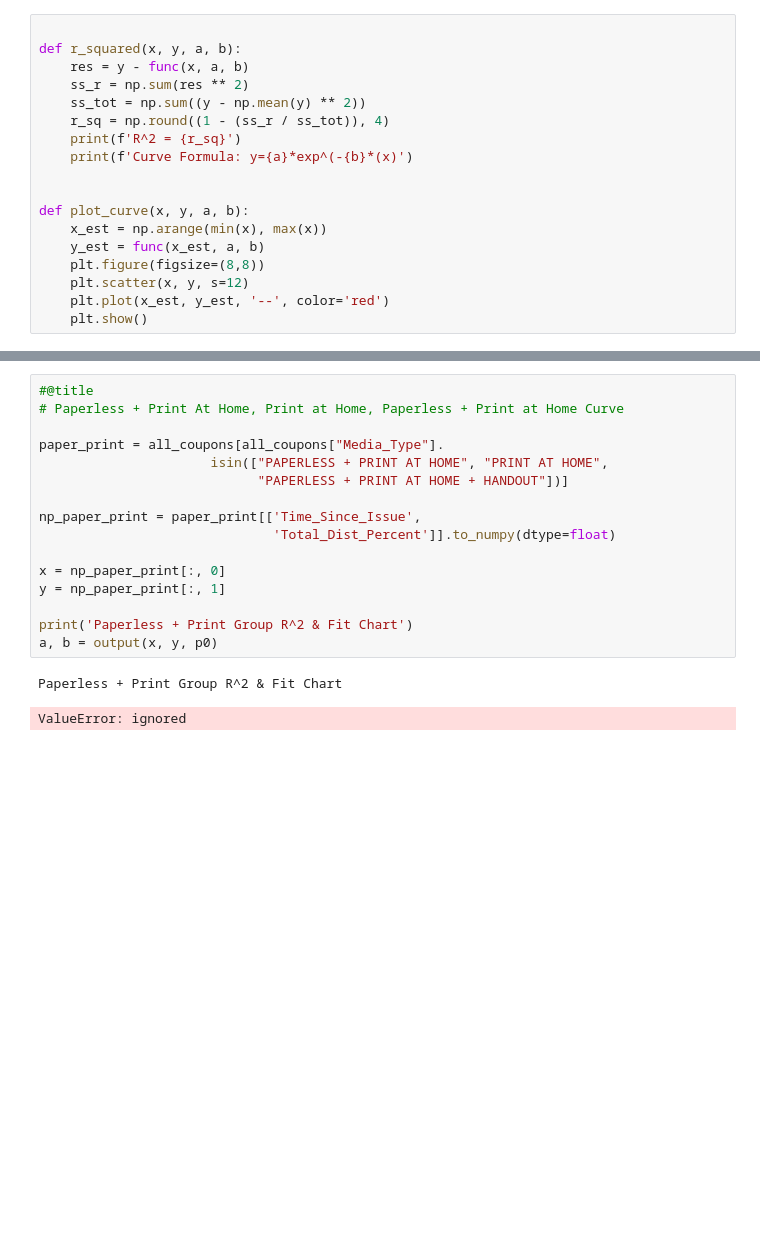
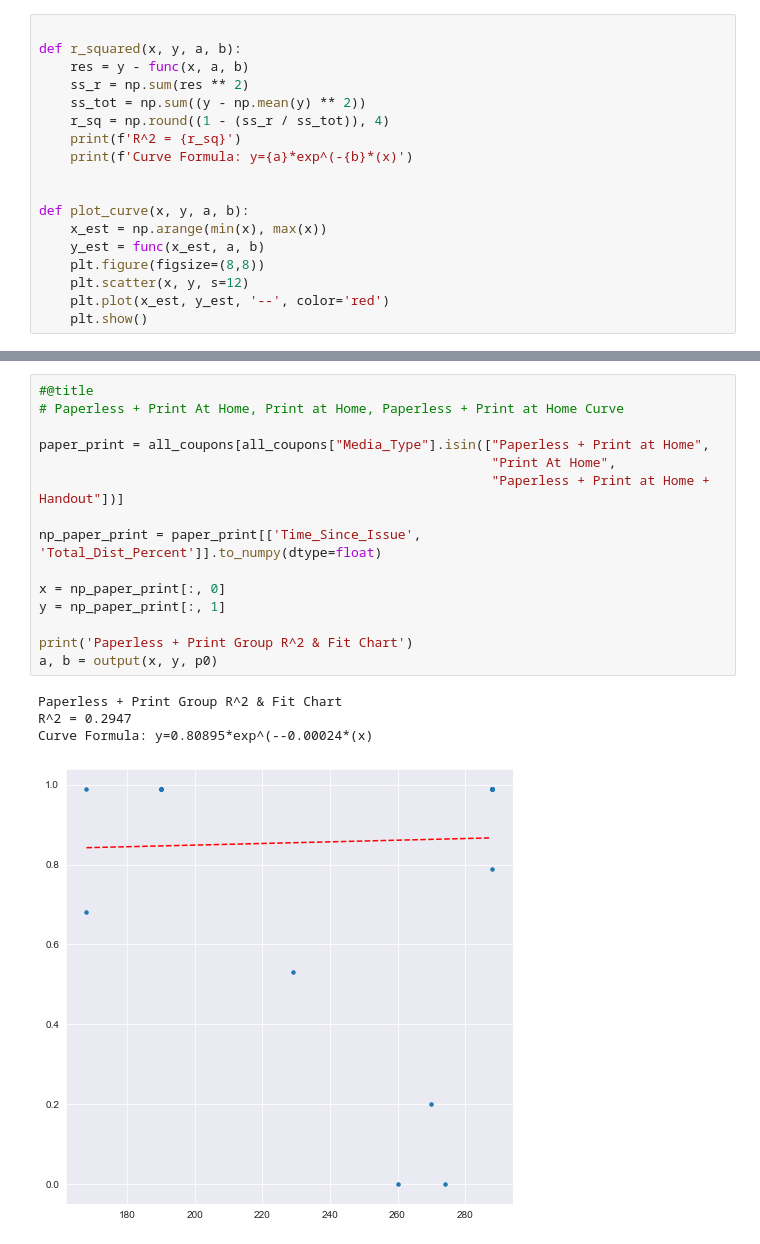
Before and after one commit to NA-Git/Bayesian_Methods, a Jupyter notebook: attribution/Bayer/Bayer_Redemption_Curves.ipynb, the cells around one changed output, grey strips where cells are left out. Cells and saved outputs as stored; diff of their text form; blank space fills up the shorter version.

```diff
--- a/attribution/Bayer/Bayer_Redemption_Curves.ipynb
+++ b/attribution/Bayer/Bayer_Redemption_Curves.ipynb
@@ -106,22 +118,23 @@ Curve Formula: y=1.0296*exp^(-0.00124*(x)
 # %%
 #@title
 # Paperless + Print At Home, Print at Home, Paperless + Print at Home Curve
 
-paper_print = all_coupons[all_coupons["Media_Type"].
-                      isin(["PAPERLESS + PRINT AT HOME", "PRINT AT HOME",
-                            "PAPERLESS + PRINT AT HOME + HANDOUT"])]
+paper_print = all_coupons[all_coupons["Media_Type"].isin(["Paperless + Print at Home",
+                                                          "Print At Home",
+                                                          "Paperless + Print at Home + Handout"])]
 
-np_paper_print = paper_print[['Time_Since_Issue',
-                              'Total_Dist_Percent']].to_numpy(dtype=float)
+np_paper_print = paper_print[['Time_Since_Issue', 'Total_Dist_Percent']].to_numpy(dtype=float)
 
 x = np_paper_print[:, 0]
 y = np_paper_print[:, 1]
 
 print('Paperless + Print Group R^2 & Fit Chart')
 a, b = output(x, y, p0)
 # %% [output]
 Paperless + Print Group R^2 & Fit Chart
+R^2 = 0.2947
+Curve Formula: y=0.80895*exp^(--0.00024*(x)
-ValueError: ignored
+[figure, added]
 # %%
 #@title
 # HANDOUT, HANDOUT IN-STORE, HANDOUT IN-STORE DISPLAY, HANDOUT IN-STORE TEARPAD,
```
Also changed, not shown: parts of 7 cells of this notebook, 1 other file.
